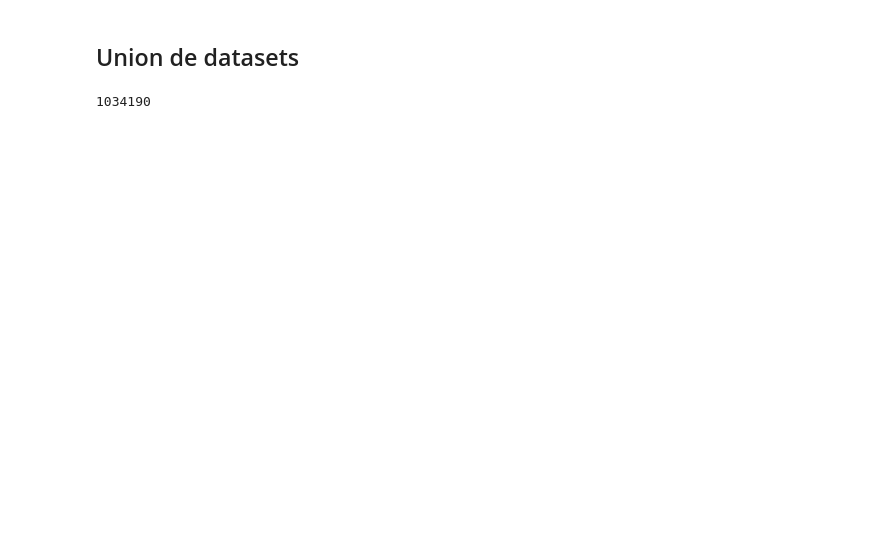
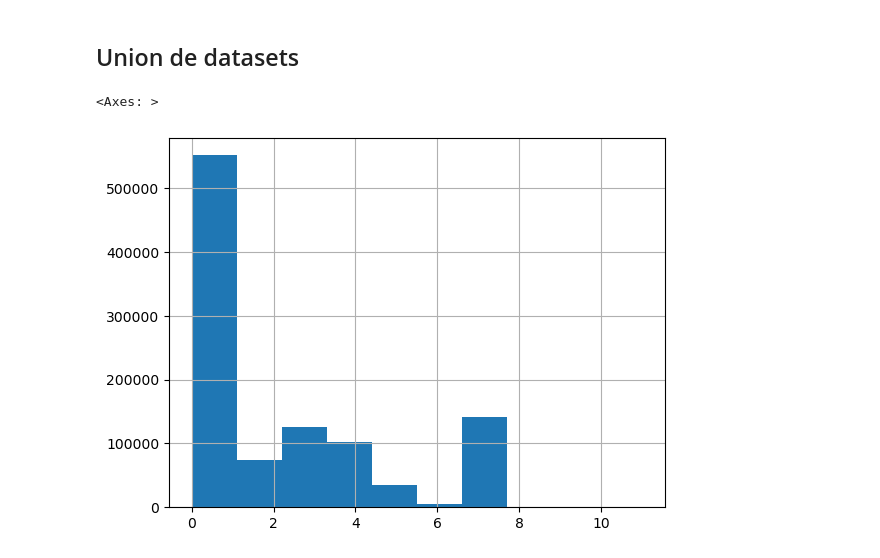
Before and after one commit to Home-group-2-AI-Project/Ai_Project, a Jupyter notebook: AITraining/Unify_dataset.ipynb, the cells around one changed output. Drawn from its saved outputs; the diff is of its cells as text; code cells hidden in the pictures; blank space fills up the shorter version.

```diff
--- a/AITraining/Unify_dataset.ipynb
+++ b/AITraining/Unify_dataset.ipynb
@@ -188,12 +192,14 @@ df5c=pd.read_csv('ModelosCSV/HsentimentsFFilter_sentiments.csv')
 # %%
 merged_df = pd.concat([df1c, df2c, df3c, df4c], ignore_index=True)
 merged_df.to_csv('ModelosCSV/merged_dataset.csv', index=False)
 merged_df1 = pd.concat([df1c, df2c, df3c], ignore_index=True)
 merged_df1.to_csv('ModelosCSV/merged_dataset1.csv', index=False)
 
 merged_df2 = pd.concat([df1c, df2c, df3c,df5c], ignore_index=True)
 merged_df2.to_csv('ModelosCSV/merged_dataset2.csv', index=False)
 len(merged_df2)
+merged_df2['label'].hist()
 #1033129
 # %% [output]
-1034190
+<Axes: >
+[figure, added]
```
Also changed, not shown: parts of 2 cells of this notebook, 1 other file.
